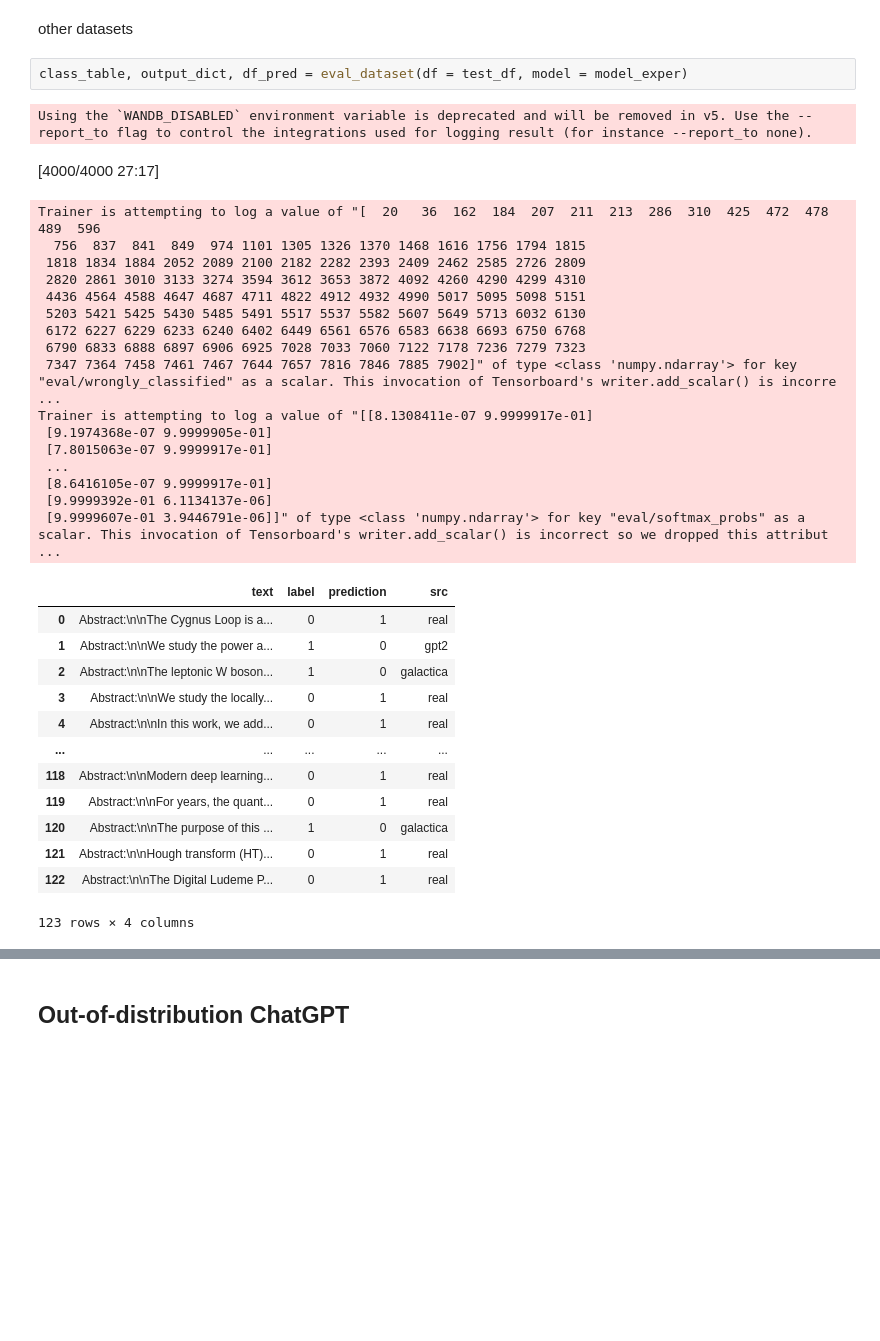
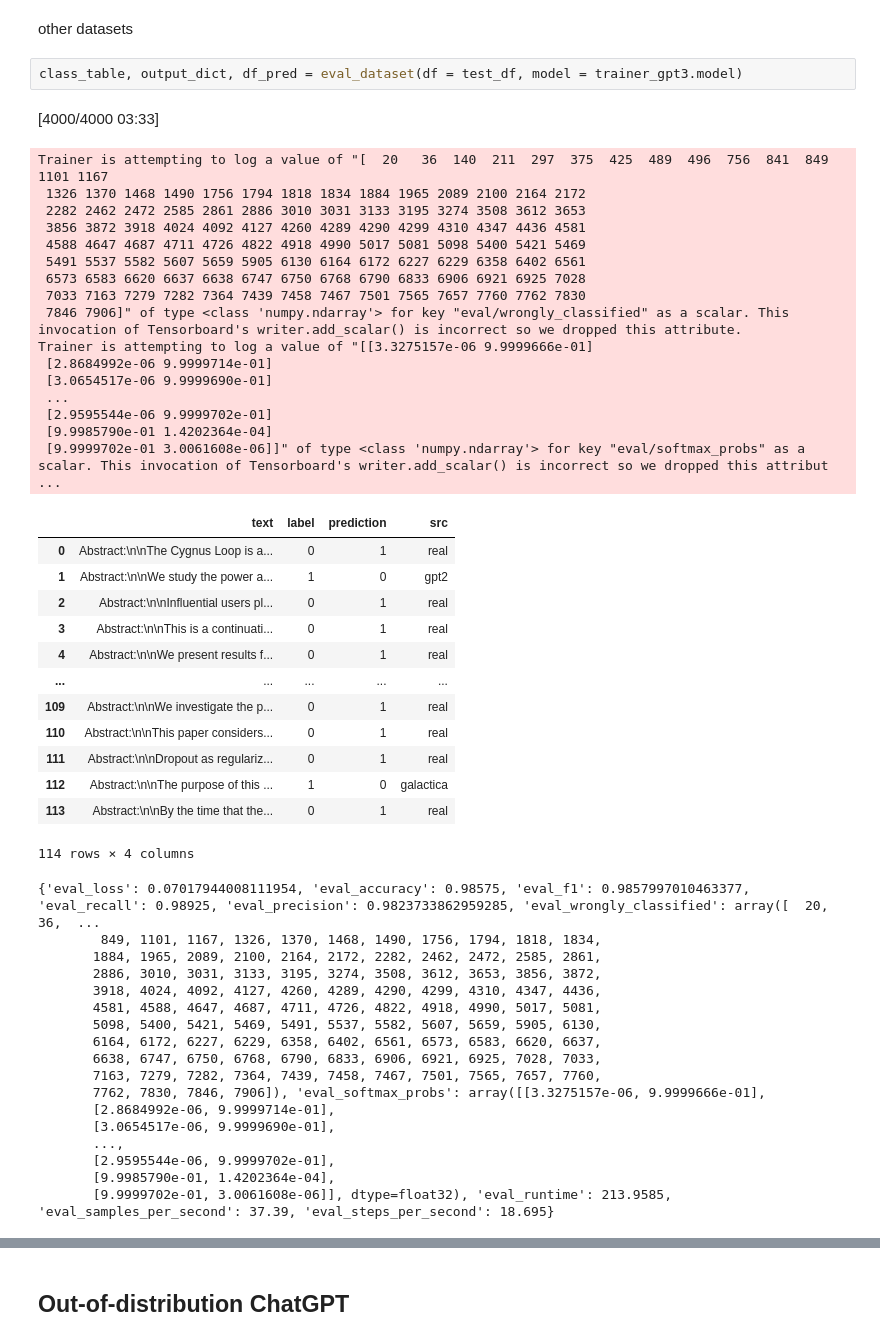
Before and after one commit to qwenzo/-IDMGSP, a Jupyter notebook: classifiers/Galactica/galactica_classification.ipynb, the cells around one changed output, grey strips where cells are left out. Saved outputs shown, nothing was run; the diff lists cells and outputs as text; blank space fills up the shorter version.

```diff
--- a/classifiers/Galactica/galactica_classification.ipynb
+++ b/classifiers/Galactica/galactica_classification.ipynb
@@ -978,36 +910,52 @@ Automatic Weights & Biases logging enabled, to disable set os.environ["WANDB_DIS
 # %% [markdown]
 other datasets
 # %%
-class_table, output_dict, df_pred = eval_dataset(df = test_df, model = model_exper)
+class_table, output_dict, df_pred = eval_dataset(df = test_df, model = trainer_gpt3.model)
 # %% [output]
+[4000/4000 03:33]
-Using the `WANDB_DISABLED` environment variable is deprecated and will be removed in v5. Use the --report_to flag to control the integrations used for logging result (for instance --report_to none).
+Trainer is attempting to log a value of "[  20   36  140  211  297  375  425  489  496  756  841  849 1101 1167
+ 1326 1370 1468 1490 1756 1794 1818 1834 1884 1965 2089 2100 2164 2172
+ 2282 2462 2472 2585 2861 2886 3010 3031 3133 3195 3274 3508 3612 3653
+ 3856 3872 3918 4024 4092 4127 4260 4289 4290 4299 4310 4347 4436 4581
+ 4588 4647 4687 4711 4726 4822 4918 4990 5017 5081 5098 5400 5421 5469
+ 5491 5537 5582 5607 5659 5905 6130 6164 6172 6227 6229 6358 6402 6561
+ 6573 6583 6620 6637 6638 6747 6750 6768 6790 6833 6906 6921 6925 7028
+ 7033 7163 7279 7282 7364 7439 7458 7467 7501 7565 7657 7760 7762 7830
+ 7846 7906]" of type <class 'numpy.ndarray'> for key "eval/wrongly_classified" as a scalar. This invocation of Tensorboard's writer.add_scalar() is incorrect so we dropped this attribute.
+Trainer is attempting to log a value of "[[3.3275157e-06 9.9999666e-01]
+ [2.8684992e-06 9.9999714e-01]
+ [3.0654517e-06 9.9999690e-01]
+ ...
+ [2.9595544e-06 9.9999702e-01]
+ [9.9985790e-01 1.4202364e-04]
+ [9.9999702e-01 3.0061608e-06]]" of type <class 'numpy.ndarray'> for key "eval/softmax_probs" as a scalar. This invocation of Tensorboard's writer.add_scalar() is incorrect so we dropped this attribut ...
-[4000/4000 27:17]
+|  | text | label | prediction | src |
+| 0 | Abstract:\n\nThe Cygnus Loop is a... | 0 | 1 | real |
+| 1 | Abstract:\n\nWe study the power a... | 1 | 0 | gpt2 |
+| 2 | Abstract:\n\nInfluential users pl... | 0 | 1 | real |
+| 3 | Abstract:\n\nThis is a continuati... | 0 | 1 | real |
+| 4 | Abstract:\n\nWe present results f... | 0 | 1 | real |
+| ... | ... | ... | ... | ... |
+| 109 | Abstract:\n\nWe investigate the p... | 0 | 1 | real |
+| 110 | Abstract:\n\nThis paper considers... | 0 | 1 | real |
+| 111 | Abstract:\n\nDropout as regulariz... | 0 | 1 | real |
+| 112 | Abstract:\n\nThe purpose of this ... | 1 | 0 | galactica |
+| 113 | Abstract:\n\nBy the time that the... | 0 | 1 | real |
-Trainer is attempting to log a value of "[  20   36  162  184  207  211  213  286  310  425  472  478  489  596
-  756  837  841  849  974 1101 1305 1326 1370 1468 1616 1756 1794 1815
- 1818 1834 1884 2052 2089 2100 2182 2282 2393 2409 2462 2585 2726 2809
- 2820 2861 3010 3133 3274 3594 3612 3653 3872 4092 4260 4290 4299 4310
- 4436 4564 4588 4647 4687 4711 4822 4912 4932 4990 5017 5095 5098 5151
- 5203 5421 5425 5430 5485 5491 5517 5537 5582 5607 5649 5713 6032 6130
- 6172 6227 6229 6233 6240 6402 6449 6561 6576 6583 6638 6693 6750 6768
- 6790 6833 6888 6897 6906 6925 7028 7033 7060 7122 7178 7236 7279 7323
- 7347 7364 7458 7461 7467 7644 7657 7816 7846 7885 7902]" of type <class 'numpy.ndarray'> for key "eval/wrongly_classified" as a scalar. This invocation of Tensorboard's writer.add_scalar() is incorre ...
-Trainer is attempting to log a value of "[[8.1308411e-07 9.9999917e-01]
- [9.1974368e-07 9.9999905e-01]
- [7.8015063e-07 9.9999917e-01]
- ...
- [8.6416105e-07 9.9999917e-01]
- [9.9999392e-01 6.1134137e-06]
- [9.9999607e-01 3.9446791e-06]]" of type <class 'numpy.ndarray'> for key "eval/softmax_probs" as a scalar. This invocation of Tensorboard's writer.add_scalar() is incorrect so we dropped this attribut ...
+114 rows × 4 columns
-|  | text | label | prediction | src |
-| 0 | Abstract:\n\nThe Cygnus Loop is a... | 0 | 1 | real |
-| 1 | Abstract:\n\nWe study the power a... | 1 | 0 | gpt2 |
-| 2 | Abstract:\n\nThe leptonic W boson... | 1 | 0 | galactica |
-| 3 | Abstract:\n\nWe study the locally... | 0 | 1 | real |
-| 4 | Abstract:\n\nIn this work, we add... | 0 | 1 | real |
-| ... | ... | ... | ... | ... |
-| 118 | Abstract:\n\nModern deep learning... | 0 | 1 | real |
-| 119 | Abstract:\n\nFor years, the quant... | 0 | 1 | real |
-| 120 | Abstract:\n\nThe purpose of this ... | 1 | 0 | galactica |
-| 121 | Abstract:\n\nHough transform (HT)... | 0 | 1 | real |
-| 122 | Abstract:\n\nThe Digital Ludeme P... | 0 | 1 | real |
-123 rows × 4 columns
+{'eval_loss': 0.07017944008111954, 'eval_accuracy': 0.98575, 'eval_f1': 0.9857997010463377, 'eval_recall': 0.98925, 'eval_precision': 0.9823733862959285, 'eval_wrongly_classified': array([  20,   36,  ...
+        849, 1101, 1167, 1326, 1370, 1468, 1490, 1756, 1794, 1818, 1834,
+       1884, 1965, 2089, 2100, 2164, 2172, 2282, 2462, 2472, 2585, 2861,
+       2886, 3010, 3031, 3133, 3195, 3274, 3508, 3612, 3653, 3856, 3872,
+       3918, 4024, 4092, 4127, 4260, 4289, 4290, 4299, 4310, 4347, 4436,
+       4581, 4588, 4647, 4687, 4711, 4726, 4822, 4918, 4990, 5017, 5081,
+       5098, 5400, 5421, 5469, 5491, 5537, 5582, 5607, 5659, 5905, 6130,
+       6164, 6172, 6227, 6229, 6358, 6402, 6561, 6573, 6583, 6620, 6637,
+       6638, 6747, 6750, 6768, 6790, 6833, 6906, 6921, 6925, 7028, 7033,
+       7163, 7279, 7282, 7364, 7439, 7458, 7467, 7501, 7565, 7657, 7760,
+       7762, 7830, 7846, 7906]), 'eval_softmax_probs': array([[3.3275157e-06, 9.9999666e-01],
+       [2.8684992e-06, 9.9999714e-01],
+       [3.0654517e-06, 9.9999690e-01],
+       ...,
+       [2.9595544e-06, 9.9999702e-01],
+       [9.9985790e-01, 1.4202364e-04],
+       [9.9999702e-01, 3.0061608e-06]], dtype=float32), 'eval_runtime': 213.9585, 'eval_samples_per_second': 37.39, 'eval_steps_per_second': 18.695}
```
Also changed, not shown: parts of 56 cells of this notebook, 5 other files.
